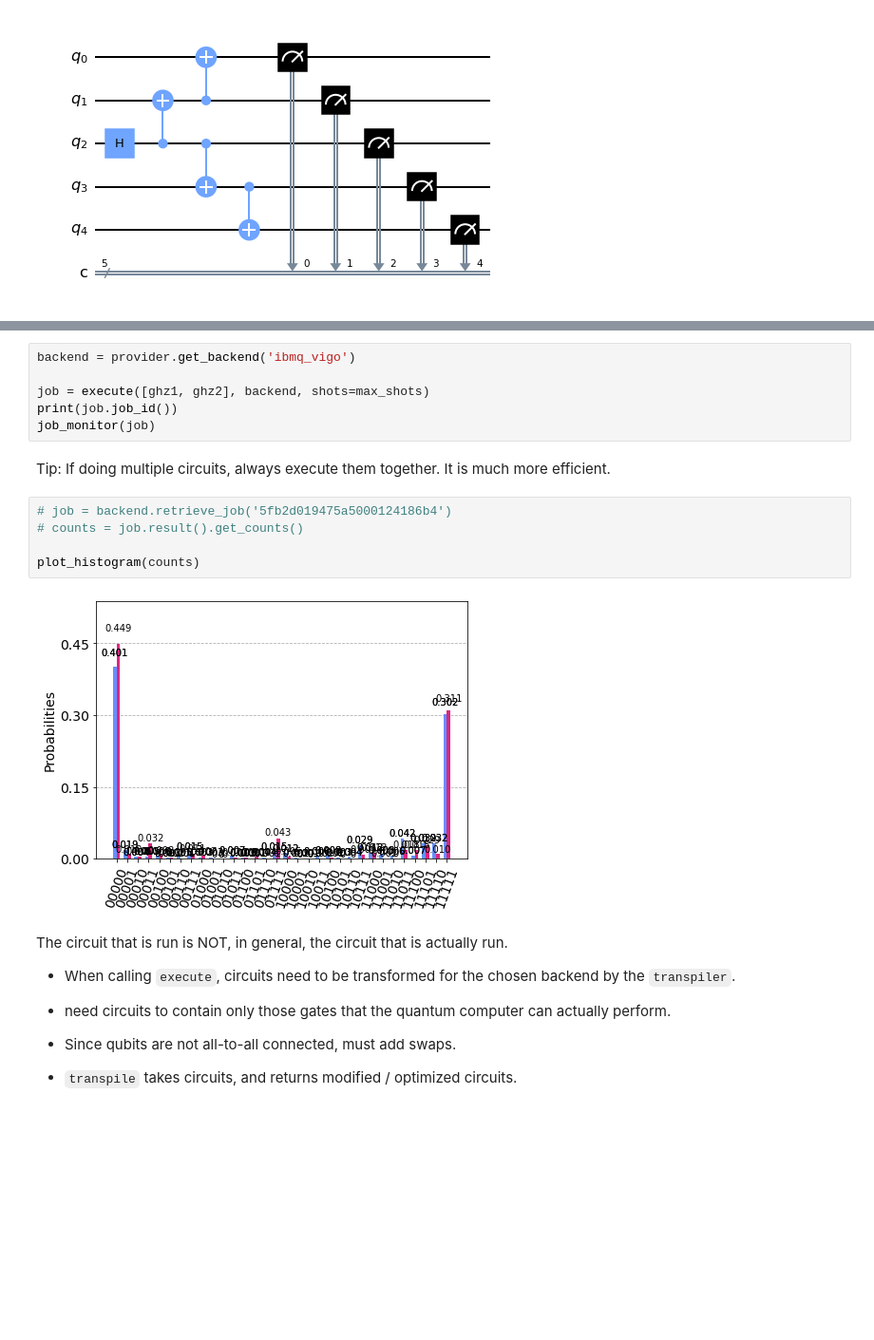
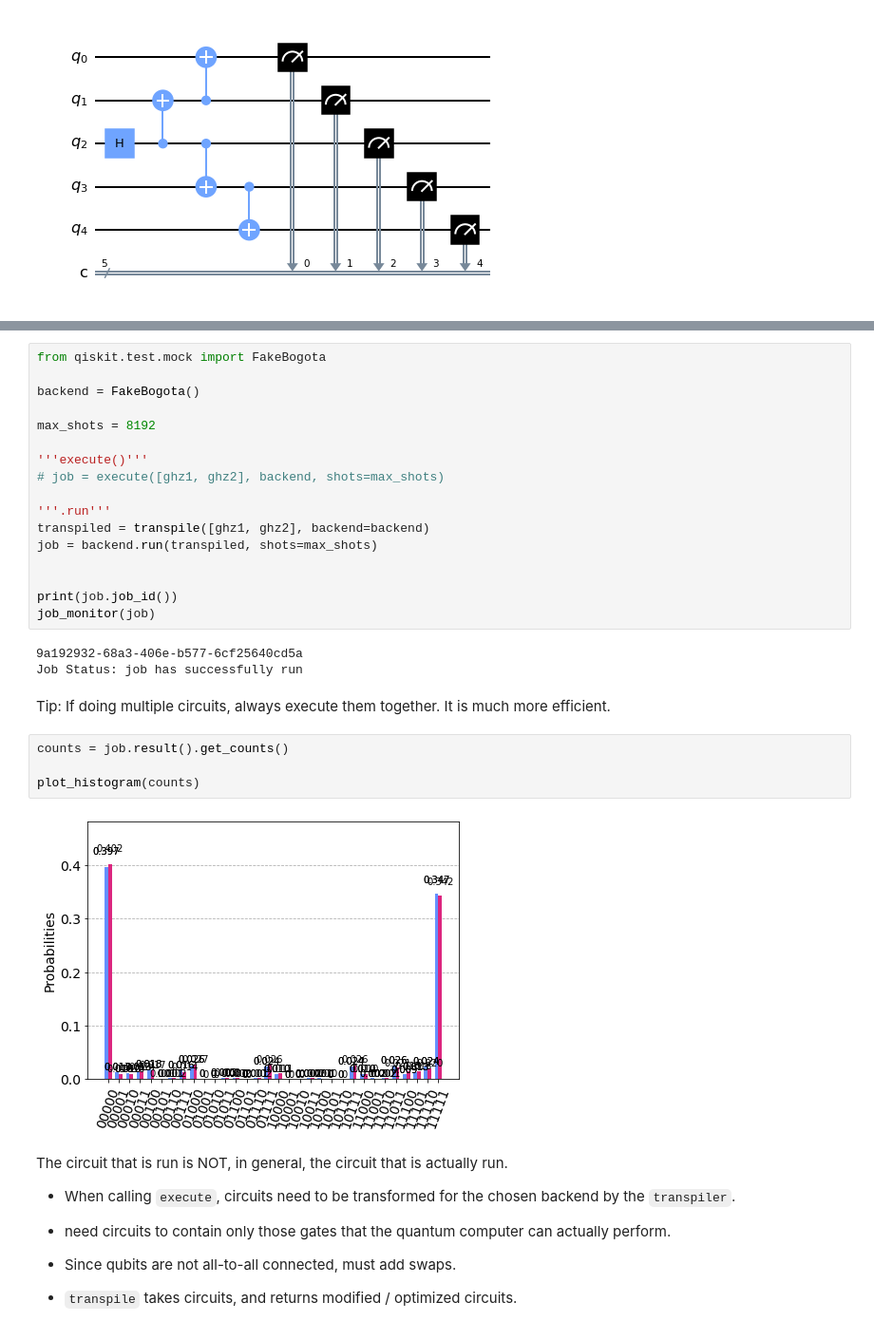
Before and after one commit to dongsin-kim/MyNotebook, a Jupyter notebook: Session2_Algorithm.ipynb, the cells around one changed output, grey strips where cells are left out. Shown at 95% size. Drawn from its saved outputs; the diff is of its cells as text; blank space fills up the shorter version.

```diff
--- a/Session2_Algorithm.ipynb
+++ b/Session2_Algorithm.ipynb
@@ -58,18 +67,31 @@ plot_histogram(counts, legend=['ghz1', 'ghz2'])
 # %%
-backend = provider.get_backend('ibmq_vigo')
+from qiskit.test.mock import FakeBogota
 
-job = execute([ghz1, ghz2], backend, shots=max_shots)
+backend = FakeBogota()
+
+max_shots = 8192
+
+'''execute()'''
+# job = execute([ghz1, ghz2], backend, shots=max_shots)
+
+'''.run'''
+transpiled = transpile([ghz1, ghz2], backend=backend)
+job = backend.run(transpiled, shots=max_shots)
+
+
 print(job.job_id())
 job_monitor(job)
+# %% [output]
+9a192932-68a3-406e-b577-6cf25640cd5a
+Job Status: job has successfully run
 # %% [markdown]
 Tip: If doing multiple circuits, always execute them together. It is much more efficient.
 # %%
-# job = backend.retrieve_job('5fb2d019475a5000124186b4')
-# counts = job.result().get_counts()
+counts = job.result().get_counts()
 
 plot_histogram(counts)
 # %% [output]
-[figure, old version]
+[figure, new version]
 # %% [markdown]
 The circuit that is run is NOT, in general, the circuit that is actually run.
 
```
Also changed, not shown: parts of 24 cells of this notebook.
